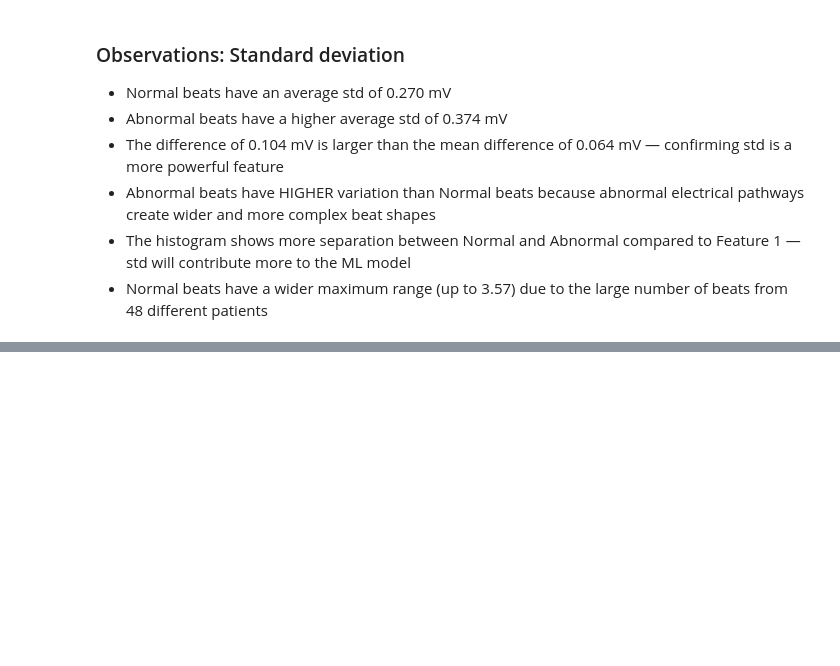
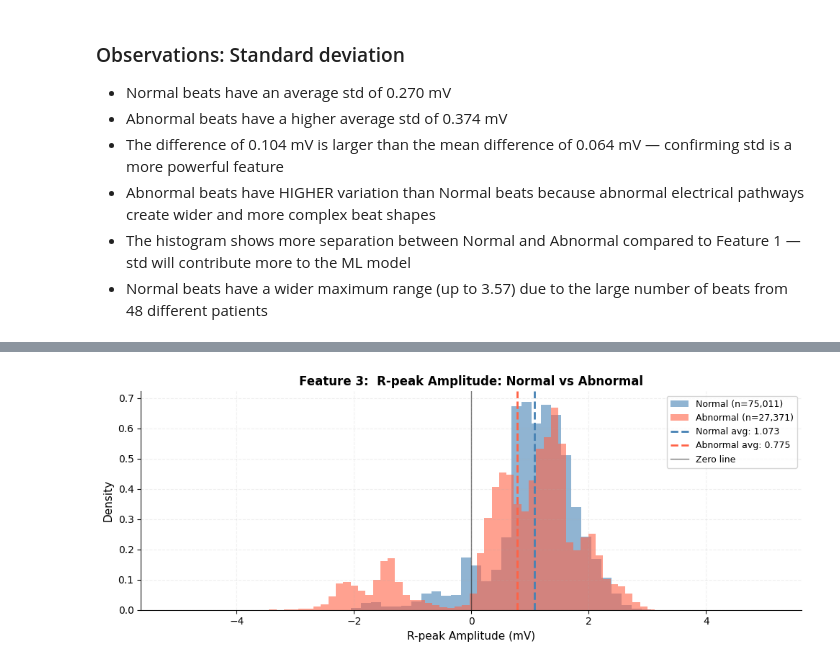
Before and after one commit to saugatpokharel/ecg-heartbeat-classification-xai, a Jupyter notebook: notebooks/03_eda_features.ipynb, the cells around one changed output, grey strips where cells are left out. Drawn from its saved outputs; the diff is of its cells as text; code cells hidden in the pictures; blank space fills up the shorter version.

```diff
--- a/notebooks/03_eda_features.ipynb
+++ b/notebooks/03_eda_features.ipynb
@@ -484,0 +495,66 @@ Difference in average std:
+# %%
+# R-peak is always at sample 180 — the centre of our window
+# This is guaranteed because we centred every beat on the R-peak
+# during segmentation in Phase 2
+r_peak_values = X[:, 180]
+
+print(f"R-peak amplitude calculated for all {len(r_peak_values):,} beats")
+print(f"\nFirst 10 beats:")
+for i in range(10):
+    label_name = "Normal" if y_binary[i] == 0 else "Abnormal"
+    print(f"  Beat {i}: R-peak = {r_peak_values[i]:.4f} mV  → {label_name}")
+
+# Separate Normal and Abnormal
+normal_rpeak = r_peak_values[y_binary == 0]
+abnormal_rpeak = r_peak_values[y_binary == 1]
+
+print(f"\nNormal beats ({len(normal_rpeak):,} beats):")
+print(f"  Average R-peak: {np.mean(normal_rpeak):.4f} mV")
+print(f"  Std:            {np.std(normal_rpeak):.4f} mV")
+print(f"  Min: {np.min(normal_rpeak):.4f}  Max: {np.max(normal_rpeak):.4f}")
+print(f"  Negative R-peaks: {np.sum(normal_rpeak < 0):,} beats")
+
+print(f"\nAbnormal beats ({len(abnormal_rpeak):,} beats):")
+print(f"  Average R-peak: {np.mean(abnormal_rpeak):.4f} mV")
+print(f"  Std:            {np.std(abnormal_rpeak):.4f} mV")
+print(f"  Min: {np.min(abnormal_rpeak):.4f}  Max: {np.max(abnormal_rpeak):.4f}")
+print(f"  Negative R-peaks: {np.sum(abnormal_rpeak < 0):,} beats")
+
+print(f"\nDifference in average R-peak:")
+diff = np.mean(abnormal_rpeak) - np.mean(normal_rpeak)
+print(f"  Abnormal − Normal = {diff:.4f} mV")
+
+# Breakdown by beat type
+print(f"\nAverage R-peak by beat type:")
+for beat_type in ['N', 'L', 'R', 'V', 'A']:
+    indices = np.where(y == beat_type)[0]
+    avg = np.mean(X[indices, 180])
+    print(f"  {beat_type}: {avg:.4f} mV")
+
+# Plot
+fig, ax = plt.subplots(figsize=(10, 4))
+ax.hist(normal_rpeak, bins=60, alpha=0.6,
+        color='steelblue', label=f'Normal (n={len(normal_rpeak):,})',
+        density=True)
+ax.hist(abnormal_rpeak, bins=60, alpha=0.6,
+        color='tomato', label=f'Abnormal (n={len(abnormal_rpeak):,})',
+        density=True)
+ax.axvline(np.mean(normal_rpeak), color='steelblue',
+           linestyle='--', linewidth=2,
+           label=f'Normal avg: {np.mean(normal_rpeak):.3f}')
+ax.axvline(np.mean(abnormal_rpeak), color='tomato',
+           linestyle='--', linewidth=2,
+           label=f'Abnormal avg: {np.mean(abnormal_rpeak):.3f}')
+ax.axvline(0, color='black', linestyle='-',
+           linewidth=1, alpha=0.5, label='Zero line')
+ax.set_title('Feature 3:  R-peak Amplitude: Normal vs Abnormal',
+             fontsize=12, fontweight='bold')
+ax.set_xlabel('R-peak Amplitude (mV)', fontsize=11)
+ax.set_ylabel('Density', fontsize=11)
+ax.legend(fontsize=9)
+ax.grid(True, alpha=0.2, linestyle='--')
+ax.spines['top'].set_visible(False)
+ax.spines['right'].set_visible(False)
+plt.tight_layout()
+plt.show()
+# %% [output]
@@ -484,0 +578 @@ Difference in average std:
+[figure, added]
```
Also changed, not shown: parts of 18 cells of this notebook.
